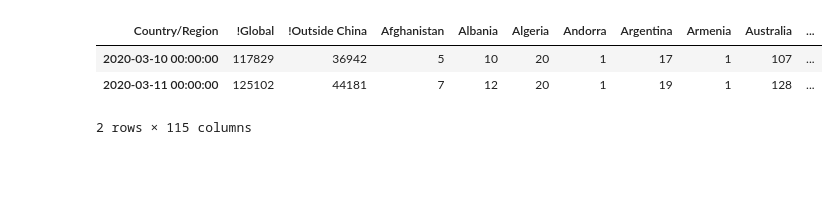
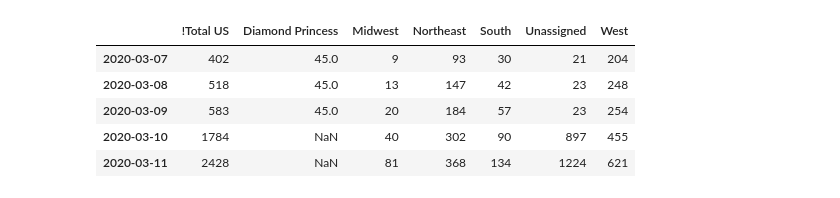
Before and after one commit to VirusTrack/COVIDvu, a Jupyter notebook: work/Untitled.ipynb, the cells around one changed output. Drawn from its saved outputs; the diff is of its cells as text; code cells hidden in the pictures; blank space fills up the shorter version.

```diff
--- a/work/Untitled.ipynb
+++ b/work/Untitled.ipynb
@@ -61,7 +39,9 @@ casesGlobalCollection[0]
-# %%
-casesGlobalCollection[1]
-# %% [output]
-| Country/Region | !Global | !Outside China | Afghanistan | Albania | Algeria | Andorra | Argentina | Armenia | Australia | ... |
-| 2020-03-10 00:00:00 | 117829 | 36942 | 5 | 10 | 20 | 1 | 17 | 1 | 107 | ... |
-| 2020-03-11 00:00:00 | 125102 | 44181 | 7 | 12 | 20 | 1 | 19 | 1 | 128 | ... |
-2 rows × 115 columns
+# %%
+pd.concat(casesUSRegionsCollection).tail()
+# %% [output]
+|  | !Total US | Diamond Princess | Midwest | Northeast | South | Unassigned | West |
+| 2020-03-07 | 402 | 45.0 | 9 | 93 | 30 | 21 | 204 |
+| 2020-03-08 | 518 | 45.0 | 13 | 147 | 42 | 23 | 248 |
+| 2020-03-09 | 583 | 45.0 | 20 | 184 | 57 | 23 | 254 |
+| 2020-03-10 | 1784 | NaN | 40 | 302 | 90 | 897 | 455 |
+| 2020-03-11 | 2428 | NaN | 81 | 368 | 134 | 1224 | 621 |
```
Also changed, not shown: parts of 10 cells of this notebook, 1 other file.
